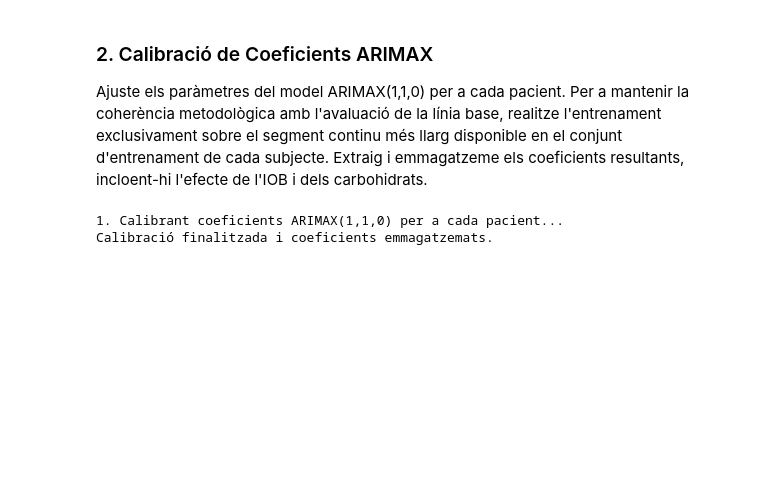
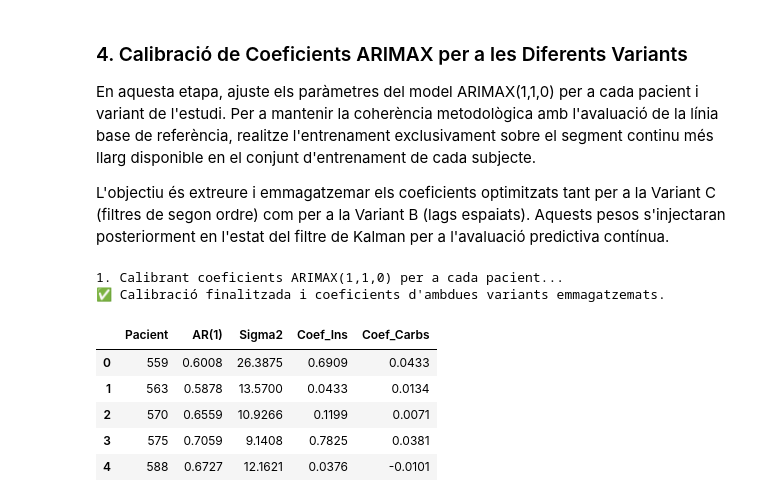
Before and after one commit to ablatcam/TFG-Prediccio-Glucosa, a Jupyter notebook: 04_avaluacio_test_arimax.ipynb, the cells around one changed output. Drawn from its saved outputs; the diff is of its cells as text; code cells hidden in the pictures; blank space fills up the shorter version.

```diff
--- a/04_avaluacio_test_arimax.ipynb
+++ b/04_avaluacio_test_arimax.ipynb
@@ -79,45 +250,70 @@ Feature engineering completat. Variables exògenes (15): ['carbs', 'bolus', 'iob
 # %% [markdown]
-### 2. Calibració de Coeficients ARIMAX
+### 4. Calibració de Coeficients ARIMAX per a les Diferents Variants
 
-Ajuste els paràmetres del model ARIMAX(1,1,0) per a cada pacient. Per a mantenir la coherència metodològica amb l'avaluació de la línia base, realitze l'entrenament exclusivament sobre el segment continu més llarg disponible en el conjunt d'entrenament de cada subjecte. Extraig i emmagatzeme els coeficients resultants, incloent-hi l'efecte de l'IOB i dels carbohidrats.
+En aquesta etapa, ajuste els paràmetres del model ARIMAX(1,1,0) per a cada pacient i variant de l'estudi. Per a mantenir la coherència metodològica amb l'avaluació de la línia base de referència, realitze l'entrenament exclusivament sobre el segment continu més llarg disponible en el conjunt d'entrenament de cada subjecte.
+
+L'objectiu és extreure i emmagatzemar els coeficients optimitzats tant per a la Variant C (filtres de segon ordre) com per a la Variant B (lags espaiats). Aquests pesos s'injectaran posteriorment en l'estat del filtre de Kalman per a l'avaluació predictiva contínua.
 # %%
-print("\n1. Calibrant coeficients ARIMAX(1,1,0) per a cada pacient...")
+# =============================================================================
+# 4. CALIBRACIÓ DE COEFICIENTS ARIMAX(1,1,0)
+# =============================================================================
+
+print("1. Calibrant coeficients ARIMAX(1,1,0) per a cada pacient...")
 
 dic_coefs_pacient = {}
 resultats_coefs   = []
 
+# Identifiquem el segment continu més llarg per a cada pacient en el conjunt d'entrenament
 mides_segments      = df_train.groupby(['pacient_id', 'segment_num']).size().reset_index(name='longitud')
 idx_max             = mides_segments.groupby('pacient_id')['longitud'].idxmax()
 segments_mes_llargs = mides_segments.loc[idx_max]
 
 for _, row in segments_mes_llargs.iterrows():
     pacient = row['pacient_id']
     seg_num = row['segment_num']
 
+    # Recuperem les dades d'entrenament d'eixe segment específic
     df_seg = df_train[
         (df_train['pacient_id'] == pacient) &
         (df_train['segment_num'] == seg_num)
     ].sort_values('timestamp')
 
-    y    = df_seg['glucose_imputed'].values
-    exog = df_seg[COLS_EXOG].fillna(0)
+    y = df_seg['glucose_imputed'].values
 
-    model = ARIMA(y, exog=exog, order=(1, 1, 0))
-    res   = model.fit()
-    dic_coefs_pacient[pacient] = res.params
+    # Inicialitzem el sub-diccionari per a guardar els pesos de totes les variants
+    dic_coefs_pacient[pacient] = {}
 
-    pnames = list(res.param_names)
+    # ── ENTRENAMENT VARIANT C (2n Ordre - Principal) ──
+    exog_C  = df_seg[COLS_EXOG_C].fillna(0)
+    model_C = ARIMA(y, exog=exog_C, order=(1, 1, 0))
+    res_C   = model_C.fit()
+    dic_coefs_pacient[pacient]['C_2n_ordre'] = res_C.params
+
+    # ── ENTRENAMENT VARIANT B (Lags espaiats) ──
+    exog_B  = df_seg[COLS_EXOG_B].fillna(0)
+    model_B = ARIMA(y, exog=exog_B, order=(1, 1, 0))
+    res_B   = model_B.fit()
+    dic_coefs_pacient[pacient]['B_lags'] = res_B.params
+
+    # Extraiem els coeficients de la Variant C per a tindre un resum visual net per a la memòria
+    pnames = list(res_C.param_names)
     resultats_coefs.append({
         'Pacient'     : pacient,
-        'AR(1)'       : round(res.params[pnames.index('ar.L1')], 4),
-        'Sigma2'      : round(res.params[pnames.index('sigma2')], 4),
-        'Coef_bolus'  : round(res.params[pnames.index('bolus')], 4),
-        'Coef_carbs'  : round(res.params[pnames.index('carbs')], 4),
-        'Coef_IOB'    : round(res.params[pnames.index('iob_exp')], 4),
+        'AR(1)'       : round(res_C.params[pnames.index('ar.L1')], 4),
+        'Sigma2'      : round(res_C.params[pnames.index('sigma2')], 4),
+        'Coef_Ins'    : round(res_C.params[pnames.index('ins_effect')], 4),
+        'Coef_Carbs'  : round(res_C.params[pnames.index('carbs_effect')], 4),
     })
 
 df_coefs_final = pd.DataFrame(resultats_coefs)
-print("Calibració finalitzada i coeficients emmagatzemats.")
+print("✅ Calibració finalitzada i coeficients d'ambdues variants emmagatzemats.")
+display(df_coefs_final.head())
 # %% [output]
 1. Calibrant coeficients ARIMAX(1,1,0) per a cada pacient...
-Calibració finalitzada i coeficients emmagatzemats.
+✅ Calibració finalitzada i coeficients d'ambdues variants emmagatzemats.
+|  | Pacient | AR(1) | Sigma2 | Coef_Ins | Coef_Carbs |
+| 0 | 559 | 0.6008 | 26.3875 | 0.6909 | 0.0433 |
+| 1 | 563 | 0.5878 | 13.5700 | 0.0433 | 0.0134 |
+| 2 | 570 | 0.6559 | 10.9266 | 0.1199 | 0.0071 |
+| 3 | 575 | 0.7059 | 9.1408 | 0.7825 | 0.0381 |
+| 4 | 588 | 0.6727 | 12.1621 | 0.0376 | -0.0101 |
```
Also changed, not shown: parts of 18 cells of this notebook, 27 other files.
